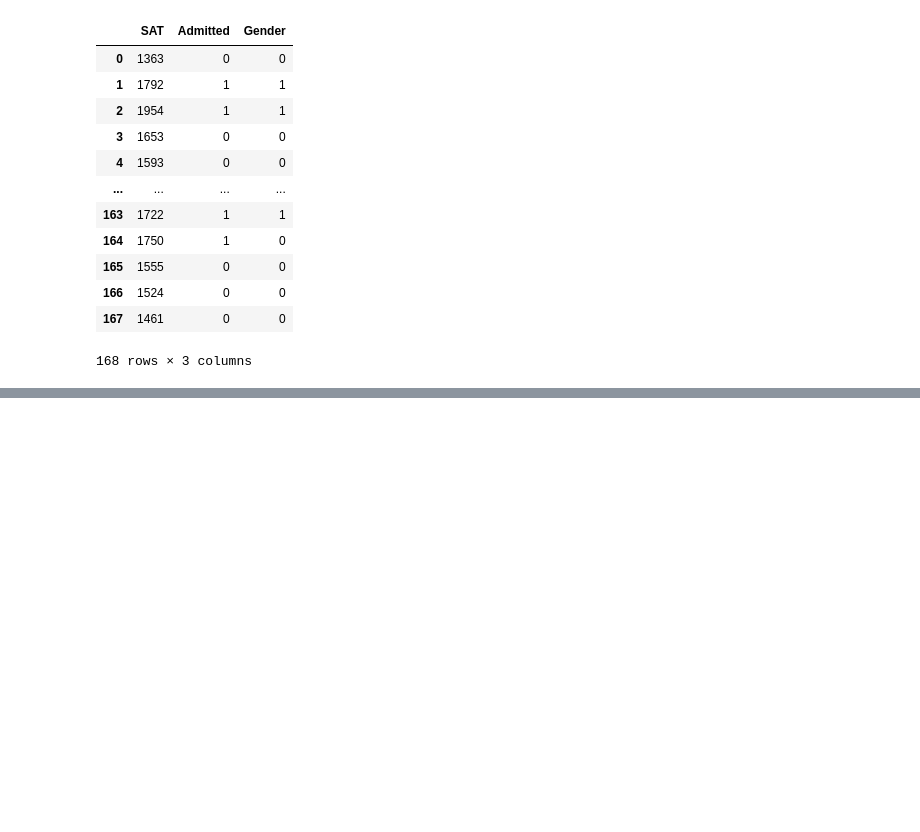
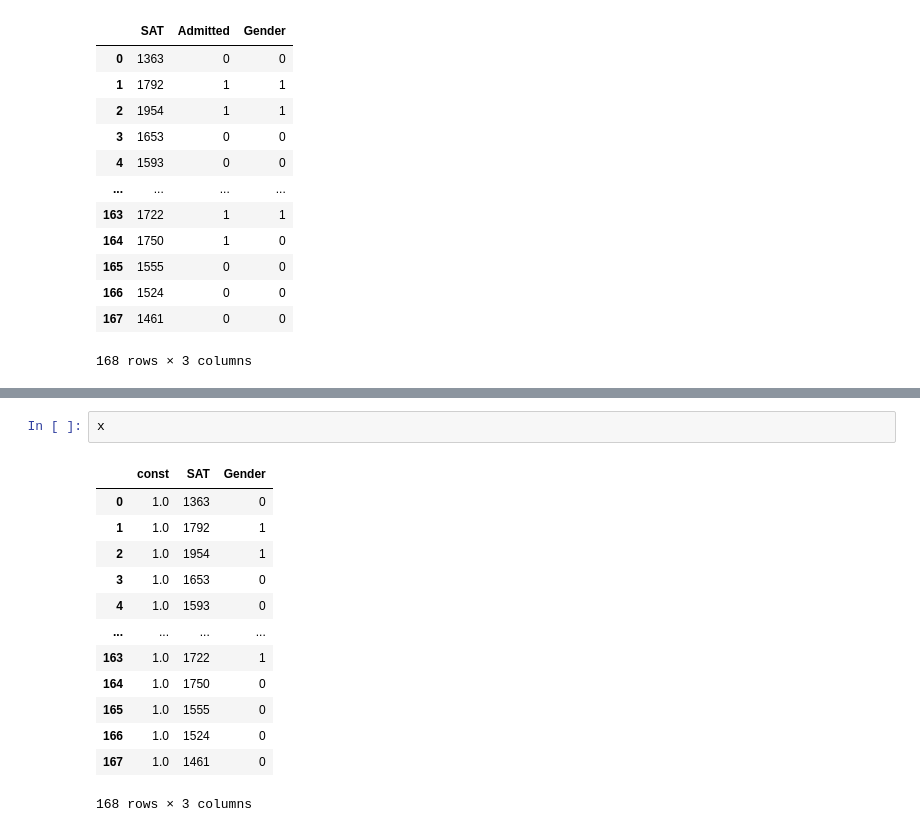
Before and after one commit to startaiyo/DS_practice, a Jupyter notebook: 210710 LogisticRegression Section36~.ipynb, the cells around one changed output, grey strips where cells are left out. Cells and saved outputs as stored; diff of their text form; blank space fills up the shorter version.

```diff
--- a/210710 LogisticRegression Section36~.ipynb
+++ b/210710 LogisticRegression Section36~.ipynb
@@ -151,0 +227,16 @@ quasi-separation. In this case some parameters will not be identified.
+# %%
+x
+# %% [output]
+|  | const | SAT | Gender |
+| 0 | 1.0 | 1363 | 0 |
+| 1 | 1.0 | 1792 | 1 |
+| 2 | 1.0 | 1954 | 1 |
+| 3 | 1.0 | 1653 | 0 |
+| 4 | 1.0 | 1593 | 0 |
+| ... | ... | ... | ... |
+| 163 | 1.0 | 1722 | 1 |
+| 164 | 1.0 | 1750 | 0 |
+| 165 | 1.0 | 1555 | 0 |
+| 166 | 1.0 | 1524 | 0 |
+| 167 | 1.0 | 1461 | 0 |
+168 rows × 3 columns
```
Also changed, not shown: parts of 10 cells of this notebook, 2 other files.
